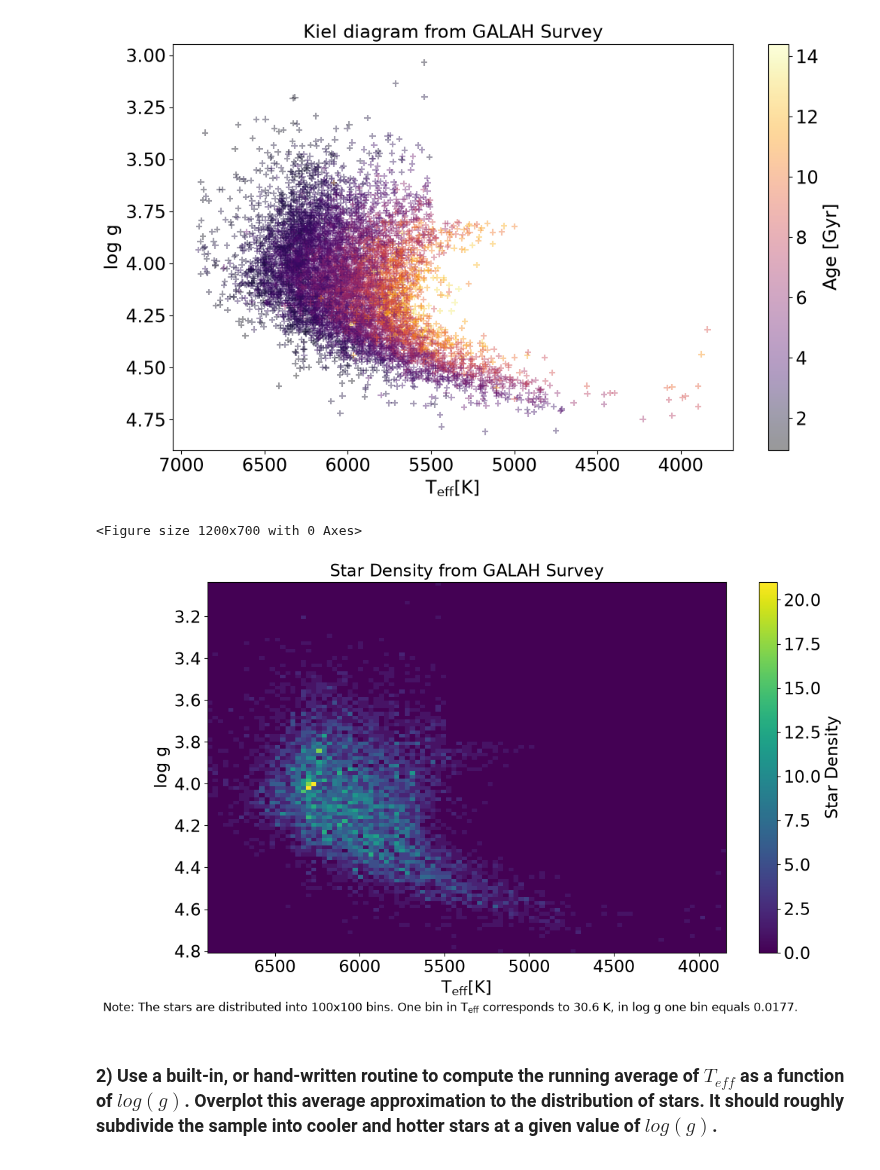
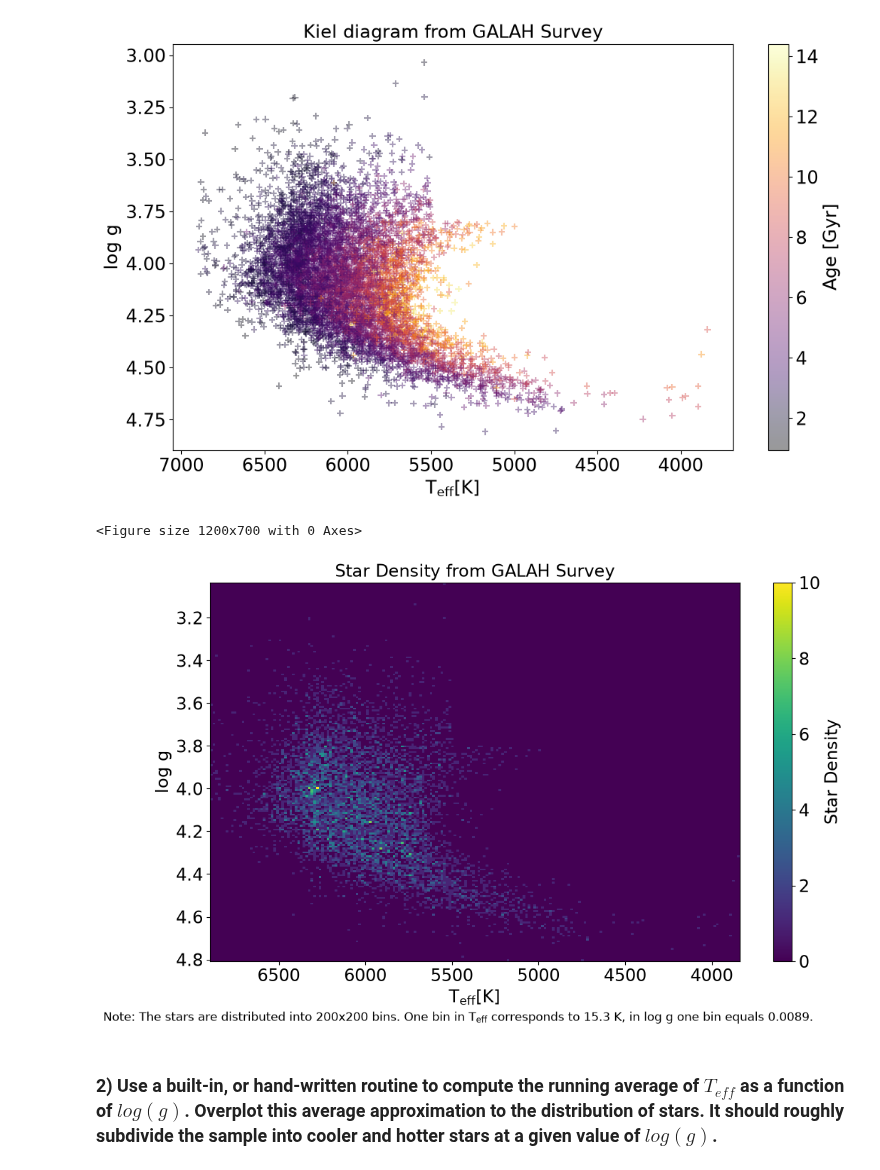
Before and after one commit to MarcusFri/NumAstro2026W_MarcusFrischherz_08225094, a Jupyter notebook: Exercise_sheet_2.ipynb, the cells around one changed output. Cells and saved outputs as stored; diff of their text form; code cells hidden in the pictures.

```diff
--- a/Exercise_sheet_2.ipynb
+++ b/Exercise_sheet_2.ipynb
@@ -59,26 +59,26 @@ plt.show()
 # %%
 plt.figure()
 fig, _ = plt.subplots()
-bins = 100                                                      # you can play with the bin size
+bins = 200                                                      # you can play with the bin size
 plt.hist2d(teff, logg, bins=bins, cmap='viridis')               # but 100 is a good compromise
 plt.colorbar().set_label(label=f'Star Density')                 # a too big bin size makes the density disappear
 plt.gca().invert_xaxis()
 plt.xlabel(r'$\mathrm{T_{eff} [K]}$')
 plt.gca().invert_yaxis()
 plt.ylabel('log g')
 fig.subplots_adjust(bottom=0.12)                                # make some room for the foot note
 plt.title('Star Density from GALAH Survey')
 
 Note = f"Note: The stars are distributed into {bins}x{bins} bins. "    # f-string for incorporating variable easily
 Note += r"One bin in $\mathrm{T_{eff}}$"                        # r-string for the LaTex formula, avoids escaping \ and others
 Note += f" corresponds to {(teff.max() - teff.min())/bins:.1f} K"
 Note += f", in log g one bin equals {(logg.max() - logg.min())/bins:.4f}."
 
 fig.text(0,0, Note, fontsize=12)                                # place a text at the bottom left corner
 plt.show()
 # %% [output]
 <Figure size 1200x700 with 0 Axes>
-[figure, old version]
+[figure, new version]
 # %% [markdown]
 ### 2) Use a built-in, or hand-written routine to compute the running average of $T_{eff}$ as a function of $log(g)$.  Overplot this average approximation to the distribution of stars.  It should roughly subdivide the sample into cooler and hotter stars at a given value of $log(g)$.
 # %%
```
Also changed, not shown: parts of 4 cells of this notebook.
